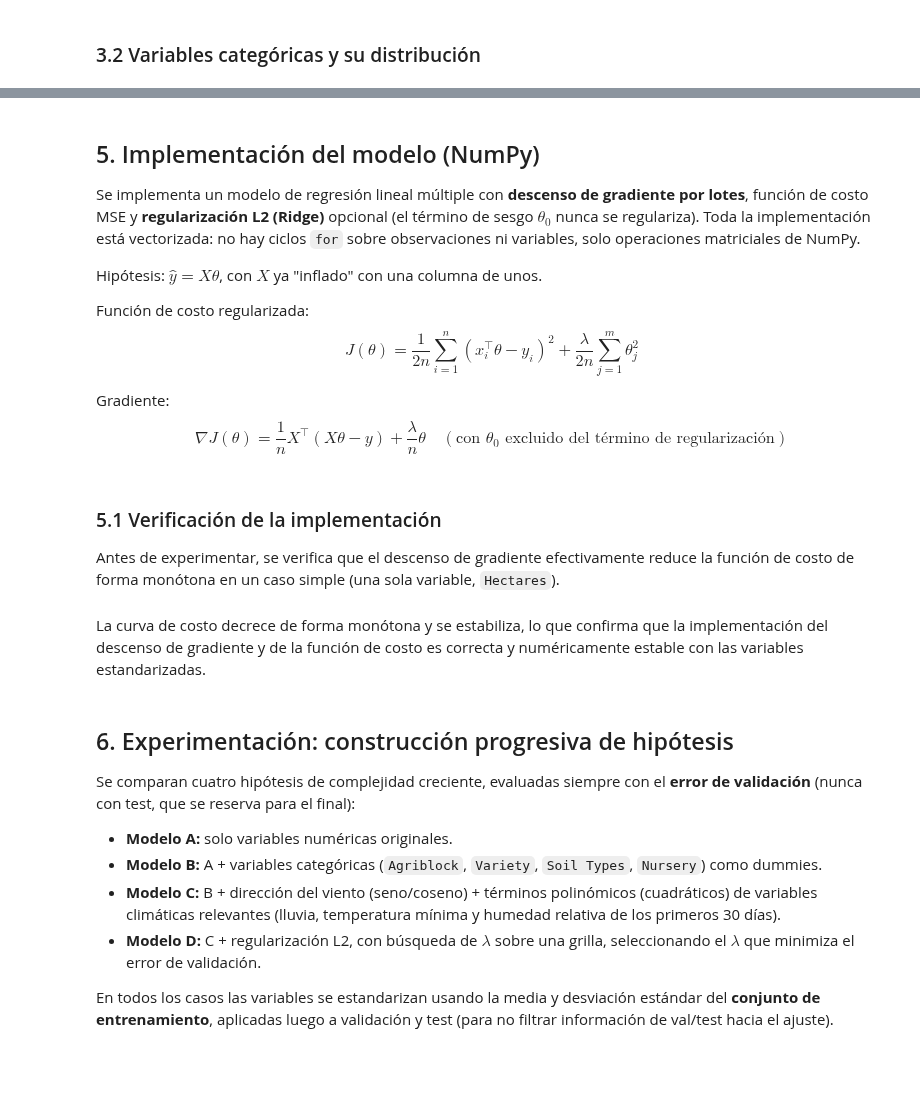
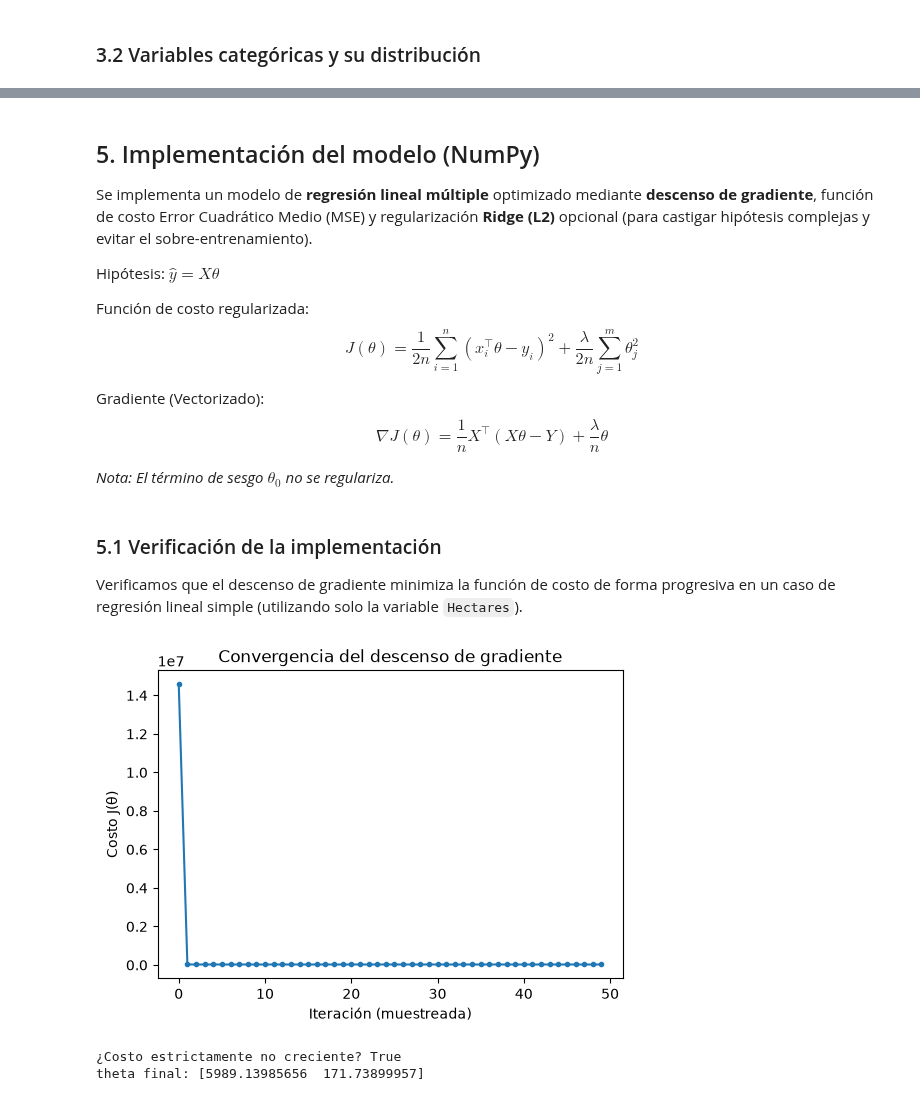
Before and after one commit to SalomonAvila/MachineLearning, a Jupyter notebook: Taller01 - Entregable/Taller1_Punto1_Regresion_lineal.ipynb, the cells around one changed output, grey strips where cells are left out. Drawn from its saved outputs; the diff is of its cells as text; code cells hidden in the pictures; blank space fills up the shorter version.

```diff
--- a/Taller01 - Entregable/Taller1_Punto1_Regresion_lineal.ipynb
+++ b/Taller01 - Entregable/Taller1_Punto1_Regresion_lineal.ipynb
@@ -97,10 +165,10 @@ Que 10 variables distintas tengan **exactamente** la misma correlación con el t
 dosage_like_cols = [
     "Seedrate(in Kg)", "LP_Mainfield(in Tonnes)", "Nursery area (Cents)", "LP_nurseryarea(in Tonnes)",
     "DAP_20days", "Weed28D_thiobencarb", "Urea_40Days", "Potassh_50Days",
-    "Micronutrients_70Days", "Pest_60Day(in ml)",
+    "Micronutrients_70Days", "Pest_60Day(in ml)"
 ]
 ratio_stats = pd.DataFrame({
-    "correlacion_con_Hectares": [pearson_corr(df[c].values.astype(float), df["Hectares"].values.astype(float)) for c in dosage_like_cols],
+    "correlacion_con_Hectares": [df[c].astype(float).corr(df["Hectares"].astype(float)) for c in dosage_like_cols],
     "std(variable/Hectares)": [(df[c] / df["Hectares"]).std() for c in dosage_like_cols],
 }, index=dosage_like_cols)
 ratio_stats
@@ -148,0 +211,13 @@ Al igual que en el caso de estudio visto en clase, se particiona el dataset en:
+# %%
+wind_cols = [c for c in df.columns if c.startswith("Wind Direction")]
+cat_cols = ["Agriblock", "Variety", "Soil Types", "Nursery"] + wind_cols
+
+# Convertir a string para evitar problemas de tipos mixtos al generar las dummies
+for c in cat_cols:
+    df[c] = df[c].astype(str)
+
+df_dummies = pd.get_dummies(df[cat_cols], drop_first=True)
+df_dummies = df_dummies.astype(float) # Asegurar formato numérico para las operaciones posteriores matriciales
+
+df = df.drop(columns=cat_cols).join(df_dummies)
+df.shape
@@ -156,24 +242,26 @@ train_df.shape, val_df.shape, test_df.shape
 # %% [markdown]
 ## 5. Implementación del modelo (NumPy)
 
-Se implementa un modelo de regresión lineal múltiple con **descenso de gradiente por lotes**, función de costo MSE y **regularización L2 (Ridge)** opcional (el término de sesgo $\theta_0$ nunca se regulariza). Toda la implementación está vectorizada: no hay ciclos `for` sobre observaciones ni variables, solo operaciones matriciales de NumPy.
+Se implementa un modelo de **regresión lineal múltiple** optimizado mediante **descenso de gradiente**, función de costo Error Cuadrático Medio (MSE) y regularización **Ridge (L2)** opcional (para castigar hipótesis complejas y evitar el sobre-entrenamiento).
 
-Hipótesis: $\hat{y} = X\theta$, con $X$ ya "inflado" con una columna de unos.
+Hipótesis: $\hat{y} = X\theta$
 
 Función de costo regularizada:
 $$J(\theta) = \frac{1}{2n}\sum_{i=1}^n (x_i^\top\theta - y_i)^2 + \frac{\lambda}{2n}\sum_{j=1}^m \theta_j^2$$
 
-Gradiente:
-$$\nabla J(\theta) = \frac{1}{n}X^\top(X\theta - y) + \frac{\lambda}{n}\theta \quad (\text{con } \theta_0 \text{ excluido del término de regularización})$$
+Gradiente (Vectorizado):
+$$\nabla J(\theta) = \frac{1}{n}X^\top(X\theta - Y) + \frac{\lambda}{n}\theta $$
+
+*Nota: El término de sesgo $\theta_0$ no se regulariza.*
 # %%
 def add_bias(X):
-    """Agrega la columna constante de 1's (bias) a la matriz de diseño."""
+    """Agrega la columna constante de 1's (término independiente) a la matriz de diseño X."""
     return np.hstack((np.ones((X.shape[0], 1)), X))
 
 
 def standardize(X, mu=None, sigma=None):
-    """Estandariza X (media 0, desv. estándar 1). mu/sigma se calculan sobre
-    train y se reutilizan sobre validation/test para evitar fuga de información."""
+    """Normalización de características. mu/sigma se calculan siempre sobre
+    train y se reutilizan sobre validación/test."""
     if mu is None:
         mu = X.mean(axis=0)
         sigma = X.std(axis=0)
@@ -182,6 +270,7 @@ def standardize(X, mu=None, sigma=None):
 
 
 def mse_cost(theta, X_c, y, lam=0.0):
+    """Función de costo (MSE) incluyendo la penalización L2."""
     n = X_c.shape[0]
     error = X_c @ theta - y
     reg = (lam / (2 * n)) * np.sum(theta[1:] ** 2)
@@ -189,15 +278,14 @@ def mse_cost(theta, X_c, y, lam=0.0):
 
 
 def fit_model(X_c, y, alpha, epochs, lam=0.0):
-    """Descenso de gradiente por lotes, totalmente vectorizado.
-    Retorna theta ajustado y el historial de costo (para diagnosticar convergencia)."""
+    """Descenso de gradiente iterativo vectorizado."""
     n, m = X_c.shape
     theta = np.zeros((m, 1))
     hist = []
     for i in range(epochs):
         grad = (X_c.T @ (X_c @ theta - y)) / n
         reg_grad = (lam / n) * theta
-        reg_grad[0, 0] = 0.0
+        reg_grad[0, 0] = 0.0 # No penalizamos el sesgo theta_0
         theta = theta - alpha * (grad + reg_grad)
         if i % max(1, epochs // 50) == 0:
             hist.append(mse_cost(theta, X_c, y, lam))
@@ -205,46 +293,31 @@ def fit_model(X_c, y, alpha, epochs, lam=0.0):
 
 
 def rmse(theta, X_c, y):
+    """Cálculo de la Raíz del Error Cuadrático Medio."""
     error = X_c @ theta - y
     return np.sqrt(np.mean(error ** 2))
-
-
-def r2_score(theta, X_c, y):
-    y_hat = X_c @ theta
-    ss_res = np.sum((y - y_hat) ** 2)
-    ss_tot = np.sum((y - y.mean()) ** 2)
-    return 1 - ss_res / ss_tot
 # %% [markdown]
 ### 5.1 Verificación de la implementación
 
-Antes de experimentar, se verifica que el descenso de gradiente efectivamente reduce la función de costo de forma monótona en un caso simple (una sola variable, `Hectares`).
+Verificamos que el descenso de gradiente minimiza la función de costo de forma progresiva en un caso de regresión lineal simple (utilizando solo la variable `Hectares`).
 # %%
 X_check = train_df[["Hectares"]].values.astype(float)
 y_check = train_df[["Productividad"]].values.astype(float)
 X_check_s, mu_c, sigma_c = standardize(X_check)
 X_check_c = add_bias(X_check_s)
 
 theta_check, hist_check = fit_model(X_check_c, y_check, alpha=0.1, epochs=2000, lam=0.0)
 
 plt.figure(figsize=(6,4))
 plt.plot(hist_check, marker="o", markersize=3)
 plt.xlabel("Iteración (muestreada)")
 plt.ylabel("Costo J(θ)")
-plt.title("Convergencia del descenso de gradiente (verificación)")
+plt.title("Convergencia del descenso de gradiente")
 plt.show()
 
 print("¿Costo estrictamente no creciente?", all(np.diff(hist_check) <= 1e-8))
 print("theta final:", theta_check.ravel())
+# %% [output]
+[figure, added]
+¿Costo estrictamente no creciente? True
+theta final: [5989.13985656  171.73899957]
-# %% [markdown]
-La curva de costo decrece de forma monótona y se estabiliza, lo que confirma que la implementación del descenso de gradiente y de la función de costo es correcta y numéricamente estable con las variables estandarizadas.
-# %% [markdown]
-## 6. Experimentación: construcción progresiva de hipótesis
-
-Se comparan cuatro hipótesis de complejidad creciente, evaluadas siempre con el **error de validación** (nunca con test, que se reserva para el final):
-
-* **Modelo A:** solo variables numéricas originales.
-* **Modelo B:** A + variables categóricas (`Agriblock`, `Variety`, `Soil Types`, `Nursery`) como dummies.
-* **Modelo C:** B + dirección del viento (seno/coseno) + términos polinómicos (cuadráticos) de variables climáticas relevantes (lluvia, temperatura mínima y humedad relativa de los primeros 30 días).
-* **Modelo D:** C + regularización L2, con búsqueda de $\lambda$ sobre una grilla, seleccionando el $\lambda$ que minimiza el error de validación.
-
-En todos los casos las variables se estandarizan usando la media y desviación estándar del **conjunto de entrenamiento**, aplicadas luego a validación y test (para no filtrar información de val/test hacia el ajuste).
```
Also changed, not shown: parts of 46 cells of this notebook.
